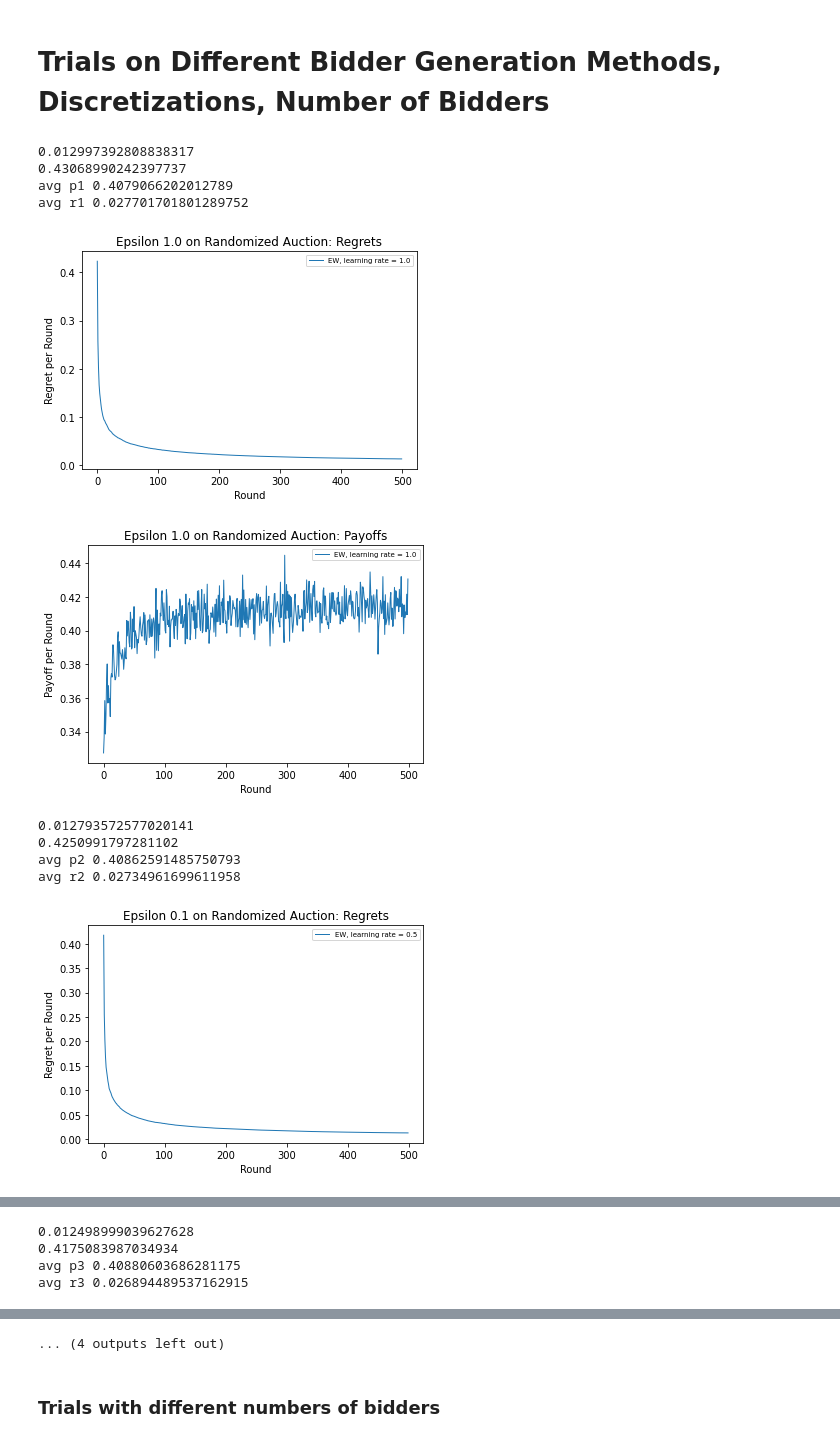
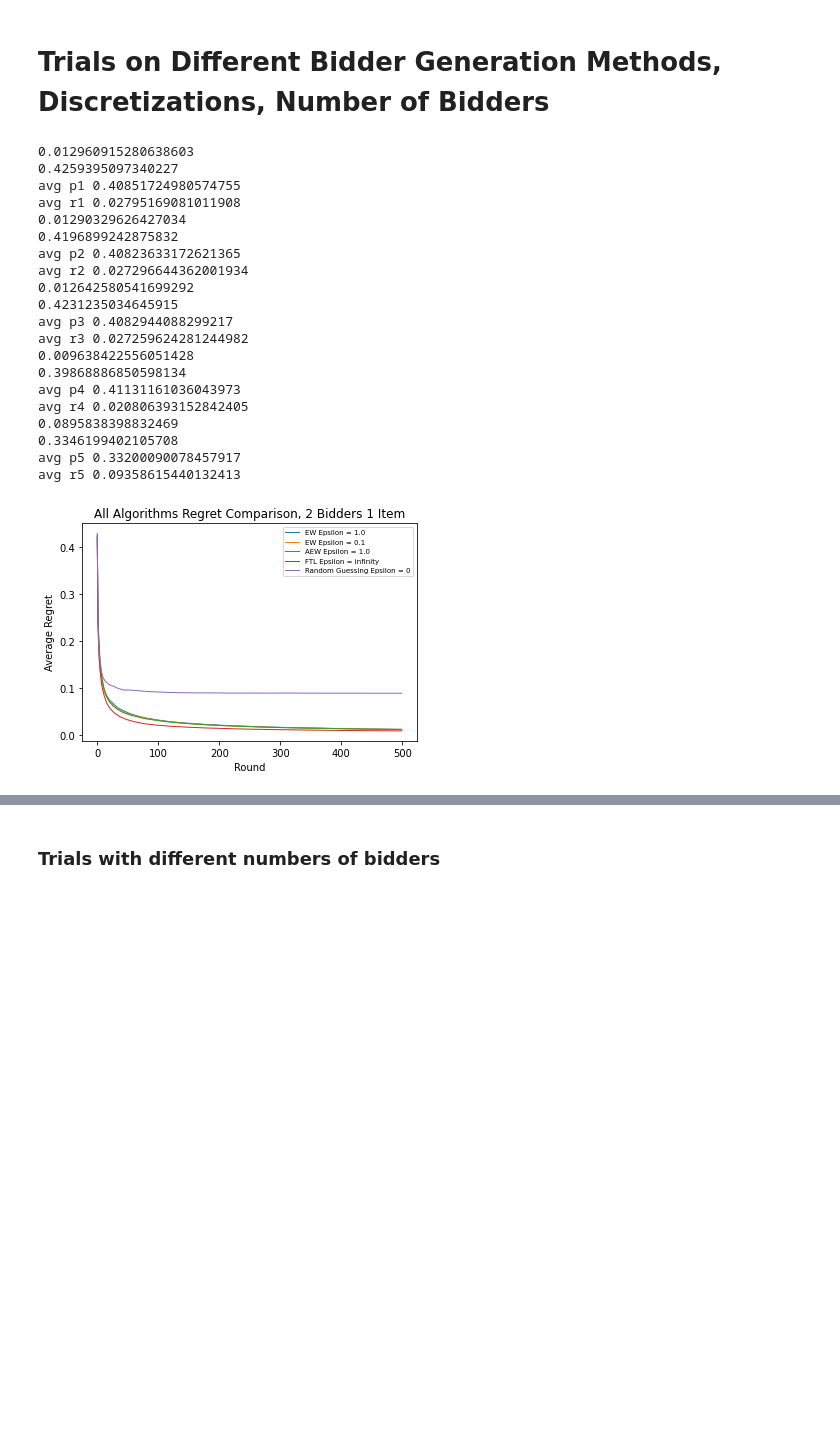
Before and after one commit to BrianGleason/online_markets_report_2, a Jupyter notebook: online_markets_r4/Report4.ipynb, the cells around one changed output, grey strips where cells are left out. Saved outputs shown, nothing was run; the diff lists cells and outputs as text; code cells hidden in the pictures; blank space fills up the shorter version.

```diff
--- a/online_markets_r4/Report4.ipynb
+++ b/online_markets_r4/Report4.ipynb
@@ -405,8 +405,8 @@ print(alg1_payoffs[-1])
 print('avg p1', sum(alg1_payoffs) / len(alg1_payoffs))
 print('avg r1', sum(alg1_regrets) / len(alg1_regrets))
 
-visualize_rounds(alg1_regrets, NUM_ROUNDS, 1.0, "Epsilon 1.0 on Randomized Auction: Regrets", "EW", "Randomized Auction", "Regret per Round")
-visualize_rounds(alg1_payoffs, NUM_ROUNDS, 1.0, "Epsilon 1.0 on Randomized Auction: Payoffs", "EW", "Randomized Auction", "Payoff per Round")
+#visualize_rounds(alg1_regrets, NUM_ROUNDS, 1.0, "Epsilon 1.0 on Randomized Auction: Regrets", "EW", "Randomized Auction", "Regret per Round")
+#visualize_rounds(alg1_payoffs, NUM_ROUNDS, 1.0, "Epsilon 1.0 on Randomized Auction: Payoffs", "EW", "Randomized Auction", "Payoff per Round")
 
 # 2 bidder random values auction trial with Epsilon = 0
 num_bidders = 2
@@ -423,8 +423,8 @@ print(alg2_payoffs[-1])
 print('avg p2', sum(alg2_payoffs) / len(alg2_payoffs))
 print('avg r2', sum(alg2_regrets) / len(alg2_regrets))
 
-visualize_rounds(alg2_regrets, NUM_ROUNDS, .5, "Epsilon 0.1 on Randomized Auction: Regrets", "EW", "Randomized Auction", "Regret per Round")
-visualize_rounds(alg2_payoffs, NUM_ROUNDS, .5, "Epsilon 0.1 on Randomized Auction: Payoffs", "EW", "Randomized Auction", "Payoff per Round")
+#visualize_rounds(alg2_regrets, NUM_ROUNDS, .5, "Epsilon 0.1 on Randomized Auction: Regrets", "EW", "Randomized Auction", "Regret per Round")
+#visualize_rounds(alg2_payoffs, NUM_ROUNDS, .5, "Epsilon 0.1 on Randomized Auction: Payoffs", "EW", "Randomized Auction", "Payoff per Round")
 
 # 2 bidder random values auction trial Epsilon = 1, AuctionCentricEW
 num_bidders = 2
@@ -440,8 +440,8 @@ print(alg3_payoffs[-1])
 print('avg p3', sum(alg3_payoffs) / len(alg3_payoffs))
 print('avg r3', sum(alg3_regrets) / len(alg3_regrets))
 
-visualize_rounds(alg3_regrets, NUM_ROUNDS, .5, "AuctionCentricEW Epsilon 1.0 on Randomized Auction: Regrets", "EW", "Randomized Auction", "Regret per Round")
-visualize_rounds(alg3_payoffs, NUM_ROUNDS, .5, "AuctionCentricEW Epsilon 1.0 on Randomized Auction: Payoffs", "EW", "Randomized Auction", "Payoff per Round")
+#visualize_rounds(alg3_regrets, NUM_ROUNDS, .5, "AuctionCentricEW Epsilon 1.0 on Randomized Auction: Regrets", "EW", "Randomized Auction", "Regret per Round")
+#visualize_rounds(alg3_payoffs, NUM_ROUNDS, .5, "AuctionCentricEW Epsilon 1.0 on Randomized Auction: Payoffs", "EW", "Randomized Auction", "Payoff per Round")
 
 # 2 bidder random values auction trial Epsilon = infinity
 num_bidders = 2
@@ -458,8 +458,8 @@ print(alg4_payoffs[-1])
 print('avg p4', sum(alg4_payoffs) / len(alg4_payoffs))
 print('avg r4', sum(alg4_regrets) / len(alg4_regrets))
 
-visualize_rounds(alg4_regrets, NUM_ROUNDS, 0, "FTL on Randomized Auction: Regrets", "FTL", "FTL on Randomized Auction", "Regret per Round")
-visualize_rounds(alg4_payoffs, NUM_ROUNDS, 0, "FTL on Randomized Auction: Payoffs", "FTL", "FTL on Randomized Auction", "Payoff per Round")
+#visualize_rounds(alg4_regrets, NUM_ROUNDS, 0, "FTL on Randomized Auction: Regrets", "FTL", "FTL on Randomized Auction", "Regret per Round")
+#visualize_rounds(alg4_payoffs, NUM_ROUNDS, 0, "FTL on Randomized Auction: Payoffs", "FTL", "FTL on Randomized Auction", "Payoff per Round")
 
 
 # 2 bidder random values auction trial Epsilon = 0
@@ -473,44 +473,54 @@ price_discretization = generate_linear_discretization(1, 0.01)
 alg = ExponentialWeights(0, len(price_discretization))
 alg5_regrets, alg5_payoffs = auction_trial(alg, auction_list, NUM_ROUNDS, max_payoff, price_discretization)
 print(alg5_regrets[-1])
 print(alg5_payoffs[-1])
 print('avg p5', sum(alg5_payoffs) / len(alg5_payoffs))
 print('avg r5', sum(alg5_regrets) / len(alg5_regrets))
 
-visualize_rounds(alg5_regrets, NUM_ROUNDS, 0, "Random guessing on Randomized Auction: Regrets", "Random Guessing", "Randomized Auction", "Regret per Round")
-visualize_rounds(alg5_payoffs, NUM_ROUNDS, 0, "Random guessing on Randomized Auction: Payoffs", "Random Guessing", "Randomized Auction", "Payoff per Round")
+#visualize_rounds(alg5_regrets, NUM_ROUNDS, 0, "Random guessing on Randomized Auction: Regrets", "Random Guessing", "Randomized Auction", "Regret per Round")
+#visualize_rounds(alg5_payoffs, NUM_ROUNDS, 0, "Random guessing on Randomized Auction: Payoffs", "Random Guessing", "Randomized Auction", "Payoff per Round")
 
 
-file_name = 'algorithm_comparison.png'
+file_name = 'All Algorithms Regret Comparison, 2 Bidders 1 Item' + '.png'
 
 x_all = numpy.array(list(range(0, NUM_ROUNDS)))
 y_1 = numpy.array(alg1_regrets)
 y_2 = numpy.array(alg2_regrets)
 y_3 = numpy.array(alg3_regrets)
 y_4 = numpy.array(alg4_regrets)
 y_5 = numpy.array(alg5_regrets)
 plt.plot(x_all, y_1, label='EW Epsilon = 1.0'.format(alg_name="EW Epsilon = 1.0"), linewidth=1)
 plt.plot(x_all, y_2, label='EW Epsilon = 0.1'.format(alg_name="EW Epsilon = 1.0"), linewidth=1)
 plt.plot(x_all, y_3, label='AEW Epsilon = 1.0'.format(alg_name="AEW Epsilon = 1.0"), linewidth=1)
 plt.plot(x_all, y_4, label='FTL Epsilon = infinity'.format(alg_name="FTL Epsilon = infinity"), linewidth=1)
 plt.plot(x_all, y_5, label='Random Guessing Epsilon = 0'.format(alg_name="Random Guessing Epsilon = 0"), linewidth=1)
 
 plt.xlabel("Round")
 plt.ylabel("Average Regret")
 plt.title('All Algorithms Regret Comparison, 2 Bidders 1 Item')
 plt.legend(loc='best', prop={'size': 7})
 plt.savefig(file_name)
 
 plt.show()
 # %% [output]
-0.012997392808838317
-0.43068990242397737
-avg p1 0.4079066202012789
-avg r1 0.027701701801289752
+0.012960915280638603
+0.4259395097340227
+avg p1 0.40851724980574755
+avg r1 0.02795169081011908
+0.01290329626427034
+0.4196899242875832
+avg p2 0.40823633172621365
+avg r2 0.027296644362001934
+0.012642580541699292
+0.4231235034645915
+avg p3 0.4082944088299217
+avg r3 0.027259624281244982
+0.009638422556051428
+0.39868886850598134
+avg p4 0.41131161036043973
+avg r4 0.020806393152842405
+0.0895838398832469
+0.3346199402105708
+avg p5 0.33200090078457917
+avg r5 0.09358615440132413
-[figure, old version]
+[figure, new version]
-[figure, removed]
-0.012793572577020141
-0.4250991797281102
-avg p2 0.40862591485750793
-avg r2 0.02734961699611958
-[figure, removed]
@@ -518,4 +526,0 @@ avg r2 0.02734961699611958
-0.012498999039627628
-0.4175083987034934
-avg p3 0.40880603686281175
-avg r3 0.026894489537162915
@@ -530,4 +527,3 @@ avg r4 0.020395356332301606
-... (4 outputs left out)
 # %%
 #print(alg_regrets)
 # %% [markdown]
```
Also changed, not shown: parts of 17 cells of this notebook, 28 other files.
